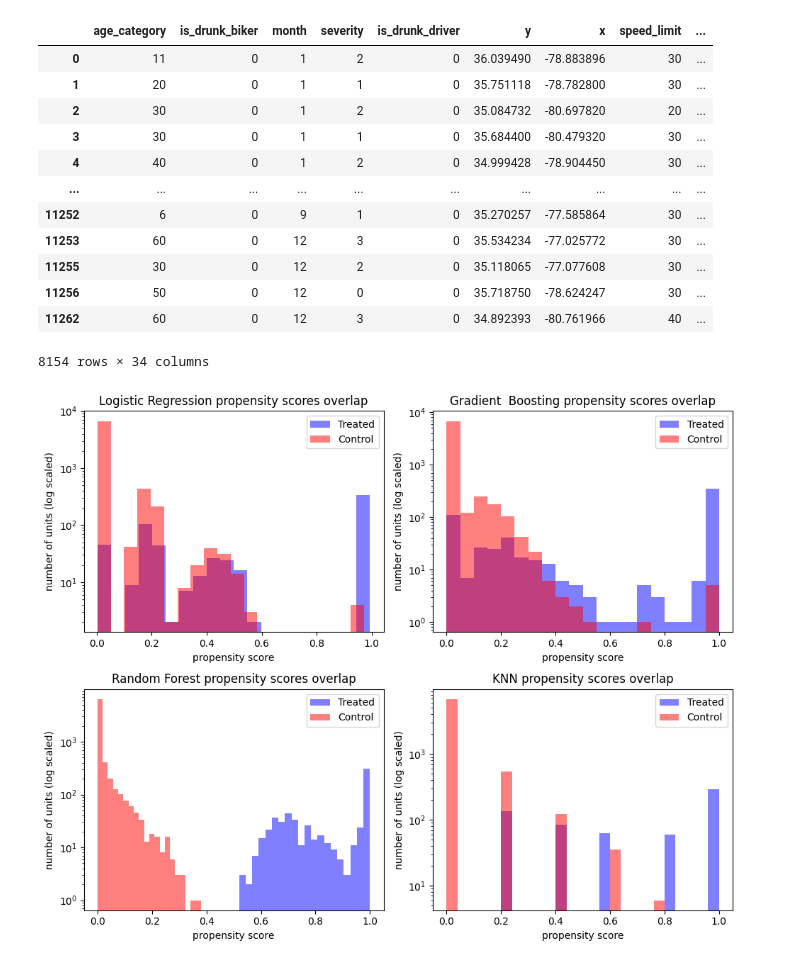
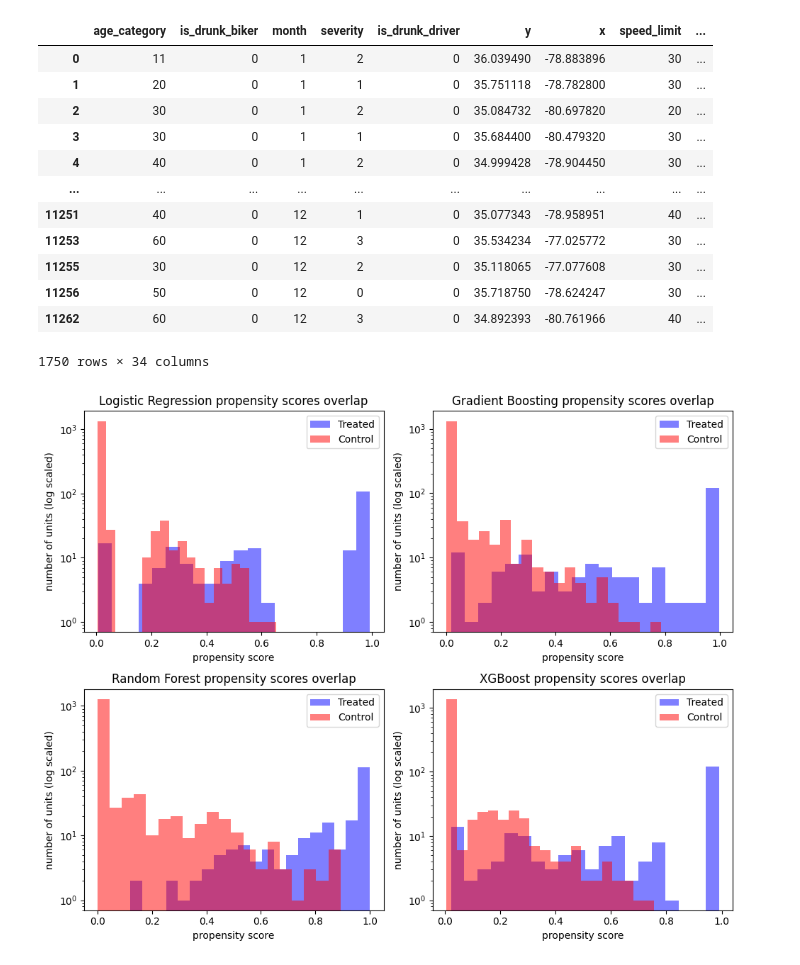
Before and after one commit to maayan-aytek/BikeCrashCausalInference, a Jupyter notebook: methods.ipynb, the cells around one changed output. Saved outputs shown, nothing was run; the diff lists cells and outputs as text; code cells hidden in the pictures.

```diff
--- a/methods.ipynb
+++ b/methods.ipynb
@@ -20,7 +21,7 @@ from sklearn.calibration import calibration_curve
 warnings.simplefilter("ignore")
 # %%
 df = data_processing("data/NCDOT_BikePedCrash.csv")
-features_df = features_engineer("data/NCDOT_BikePedCrash.csv")
+features_df = features_engineer("data/NCDOT_BikePedCrash.csv", winter_filter=True)
 # %%
 features_df
 # %% [output]
@@ -31,12 +32,12 @@ features_df
 | 3 | 30 | 0 | 1 | 1 | 0 | 35.684400 | -80.479320 | 30 | ... |
 | 4 | 40 | 0 | 1 | 2 | 0 | 34.999428 | -78.904450 | 30 | ... |
 | ... | ... | ... | ... | ... | ... | ... | ... | ... | ... |
-| 11252 | 6 | 0 | 9 | 1 | 0 | 35.270257 | -77.585864 | 30 | ... |
+| 11251 | 40 | 0 | 12 | 1 | 0 | 35.077343 | -78.958951 | 40 | ... |
 | 11253 | 60 | 0 | 12 | 3 | 0 | 35.534234 | -77.025772 | 30 | ... |
 | 11255 | 30 | 0 | 12 | 2 | 0 | 35.118065 | -77.077608 | 30 | ... |
 | 11256 | 50 | 0 | 12 | 0 | 0 | 35.718750 | -78.624247 | 30 | ... |
 | 11262 | 60 | 0 | 12 | 3 | 0 | 34.892393 | -80.761966 | 40 | ... |
-8154 rows × 34 columns
+1750 rows × 34 columns
 # %%
 def calculate_propensity_score(df, model, scale=False):
   df_copy = df.copy()
@@ -54,10 +55,10 @@ def calculate_propensity_score(df, model, scale=False):
   df_copy['propensity_score'] = propensity_scores
   return df_copy
 # %%
-lg_propensity_df = calculate_propensity_score(features_df, LogisticRegression(max_iter=100000, random_state=42), scale=True)
-gb_propensity_df = calculate_propensity_score(features_df, GradientBoostingClassifier(n_estimators=100, learning_rate=1.0, max_depth=3, random_state=42), scale=True)
-rf_propensity_df = calculate_propensity_score(features_df, RandomForestClassifier(n_estimators=100, random_state=42), scale=True)
-knn_propensity_df = calculate_propensity_score(features_df, KNeighborsClassifier(n_neighbors=5), scale=True)
+lr_propensity_df = calculate_propensity_score(features_df, LogisticRegression(max_iter=1000, random_state=42), scale=True)
+gb_propensity_df = calculate_propensity_score(features_df, GradientBoostingClassifier(n_estimators=10, max_depth=5, min_samples_leaf=5, learning_rate=0.5, random_state=42), scale=True)
+rf_propensity_df = calculate_propensity_score(features_df, RandomForestClassifier(n_estimators=20, max_depth=20, class_weight='balanced_subsample', random_state=42), scale=True)
+xgb_propensity_df = xgb_propensity_df = calculate_propensity_score(features_df, xgb.XGBClassifier(n_estimators=50, max_depth=5, learning_rate=0.1, subsample=0.8, random_state=42),scale=True)
 # %%
 def plot_propensity_hist(propensity_df, model):
     plt.hist(propensity_df[propensity_df[T_BINARY] == 1]['propensity_score'], fc=(0, 0, 1, 0.5), bins=20, label='Treated')
@@ -88,14 +89,14 @@ def plot_propensity_models_hist(propensities_dict):
     plt.show()
 # %%
 propensities_dict = {
-                    'Logistic Regression': lg_propensity_df,
-                     'Gradient  Boosting': gb_propensity_df,
+                    'Logistic Regression': lr_propensity_df,
+                     'Gradient Boosting': gb_propensity_df,
                      'Random Forest': rf_propensity_df,
-                     'KNN': knn_propensity_df
+                     'XGBoost': xgb_propensity_df
                     }
 plot_propensity_models_hist(propensities_dict)
 # %% [output]
-[figure, old version]
+[figure, new version]
 # %%
 def plot_calibration_curve(models_dict, t_true):
     plt.figure(1, figsize=(10, 10))
```
Also changed, not shown: parts of 16 cells of this notebook, 3 other files.
